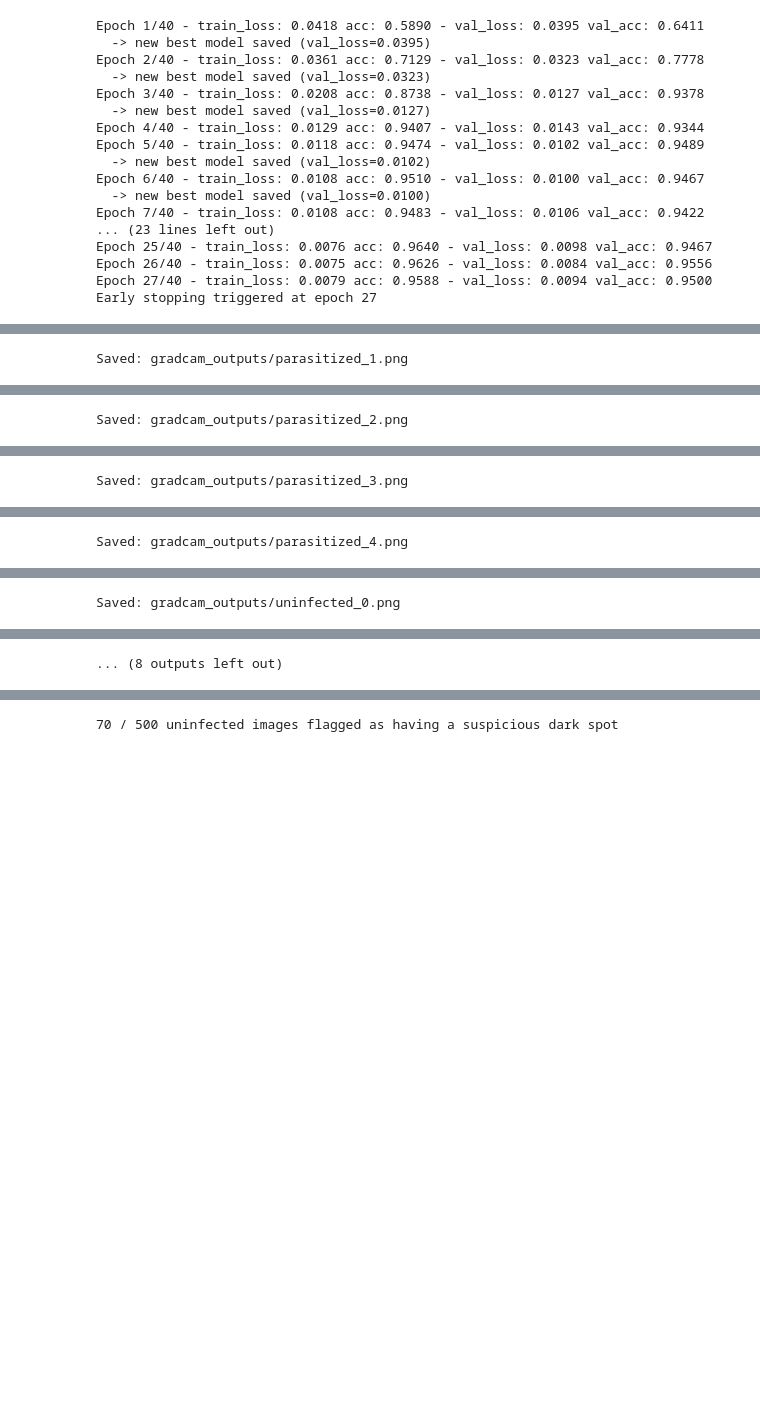
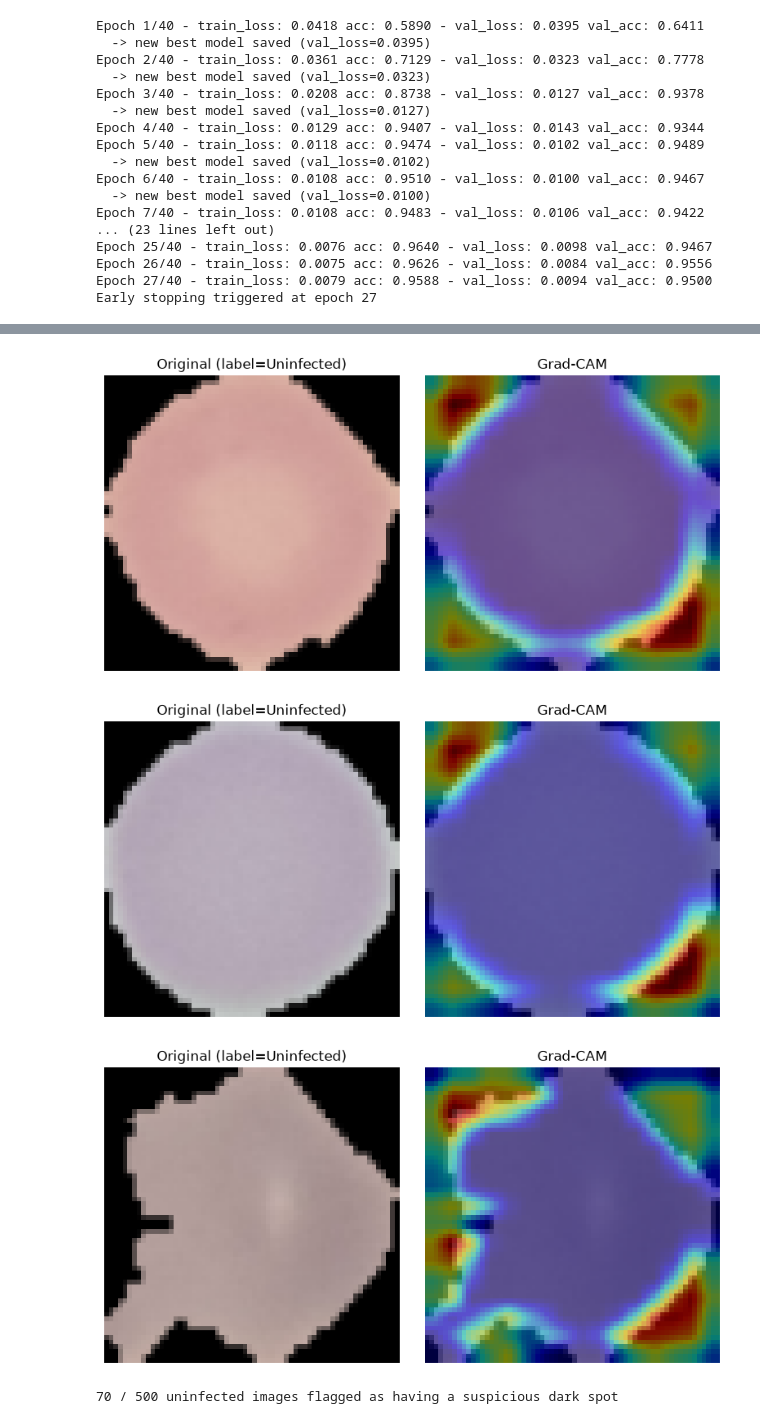
Before and after one commit to alicemtte/malaria-project, a Jupyter notebook: malaria.ipynb, the cells around one changed output, grey strips where cells are left out. Saved outputs shown, nothing was run; the diff lists cells and outputs as text; code cells hidden in the pictures; blank space fills up the shorter version.

```diff
--- a/malaria.ipynb
+++ b/malaria.ipynb
@@ -133,28 +133,3 @@ class MalariaCNN(nn.Module):
         return x.squeeze(1)  # raw logits — no sigmoid here
 # %% [output]
 Using device: mps
-# %%
-def run_epoch(loader, train=True):
-    model.train() if train else model.eval()
-    total_loss, correct, total = 0, 0, 0
-    with torch.set_grad_enabled(train):
-        for imgs, labels in loader:
-            imgs, labels = imgs.to(device), labels.to(device)
-            if train:
-                optimizer.zero_grad()
-            outputs = model(imgs)
-            loss = criterion(outputs, labels)
-            if train:
-                loss.backward()
-                optimizer.step()
-            total_loss += loss.item() * imgs.size(0)
-            preds = (torch.sigmoid(outputs) > 0.5).float()
-            correct += (preds == labels).sum().item()
-            total += imgs.size(0)
-    return total_loss / total, correct / total
-
-EPOCHS = 15
-for epoch in range(EPOCHS):
-    train_loss, train_acc = run_epoch(train_loader, train=True)
-    val_loss, val_acc = run_epoch(val_loader, train=False)
-    print(f"Epoch {epoch+1}/{EPOCHS} - train_loss: {train_loss:.4f} acc: {train_acc:.4f} - val_loss: {val_loss:.4f} val_acc: {val_acc:.4f}")
@@ -491,7 +448,7 @@ import cv2
 
 final_model = MalariaCNN(base=16).to(device)
 final_model.dropout = nn.Dropout(0.3)
-final_model.load_state_dict(torch.load("best_dropout_0.3.pt"))  # your BCE+dropout=0.3 checkpoint
+final_model.load_state_dict(torch.load("best_dropout_0.3.pt"))
 
 cam_extractor = GradCAM(final_model, final_model.conv3)
 
@@ -516,12 +473,7 @@ def show_gradcam(idx, dataset, save_path=None):
     axes[1].axis("off")
 
     plt.tight_layout()
+    os.makedirs("gradcam_outputs", exist_ok=True)
     if save_path:
         plt.savefig(save_path, dpi=150, bbox_inches="tight")
         print(f"Saved: {save_path}")
-
-
-# Show a few parasitized examples from the test set
-for i in range(5):
-    idx = test_labels.index(1) + i  # crude way to grab a few parasitized samples
-    show_gradcam(idx, test_ds, save_path=f"gradcam_outputs/parasitized_{i}.png")
@@ -539,6 +480,7 @@ Saved: gradcam_outputs/parasitized_4.png
 # %%
 parasitized_indices = [i for i, l in enumerate(test_labels) if l == 1]
 uninfected_indices = [i for i, l in enumerate(test_labels) if l == 0]
+suspicious_idx = uninfected_indices[1]
 
 for i, idx in enumerate(parasitized_indices[:5]):
     show_gradcam(idx, test_ds, save_path=f"gradcam_outputs/parasitized_{i}.png")
@@ -550,12 +501,6 @@ Saved: gradcam_outputs/parasitized_0.png
 [figure]
-Saved: gradcam_outputs/parasitized_1.png
 [figure]
-Saved: gradcam_outputs/parasitized_2.png
 [figure]
-Saved: gradcam_outputs/parasitized_3.png
 [figure]
-Saved: gradcam_outputs/parasitized_4.png
 [figure]
-Saved: gradcam_outputs/uninfected_0.png
 [figure]
-... (8 outputs left out)
@@ -562,3 +508,6 @@ Saved: gradcam_outputs/uninfected_0.png
+[figure, added]
+[figure, added]
+[figure, added]
 # %%
 import numpy as np
 
```
Also changed, not shown: parts of 5 cells of this notebook, 4 other files.
